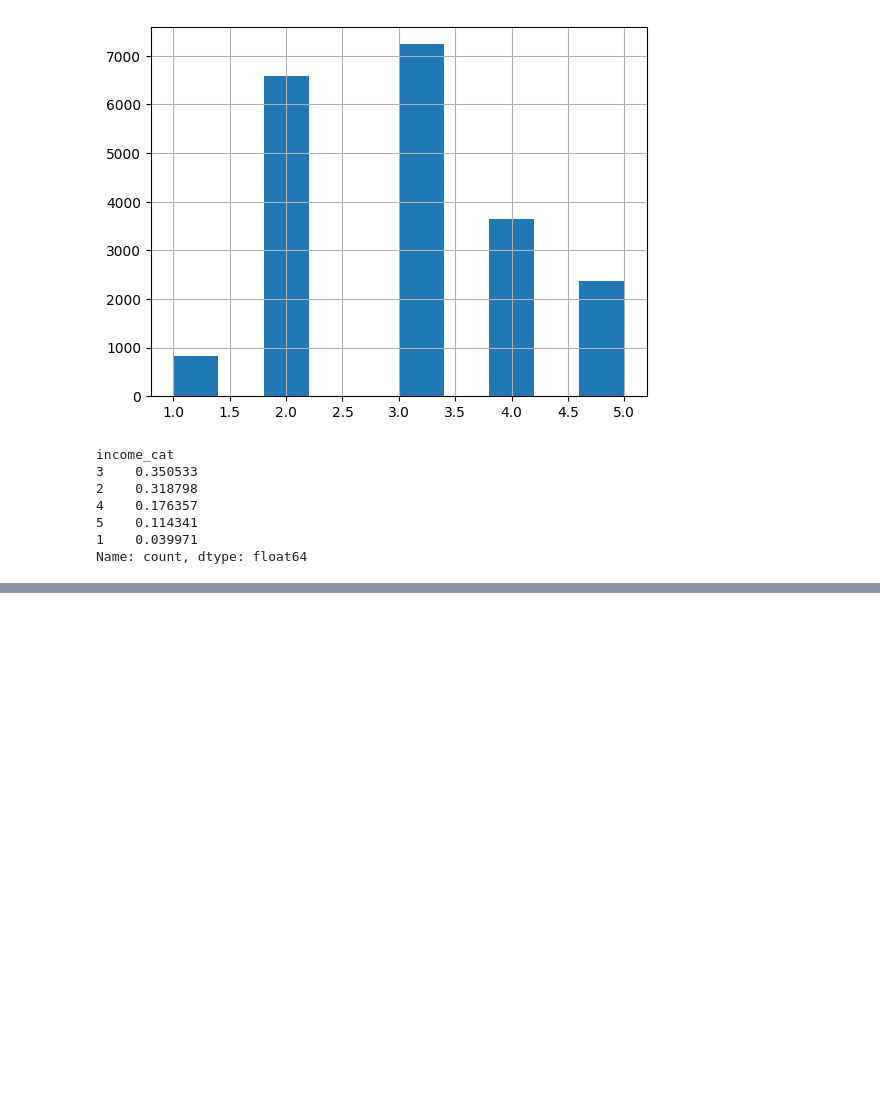
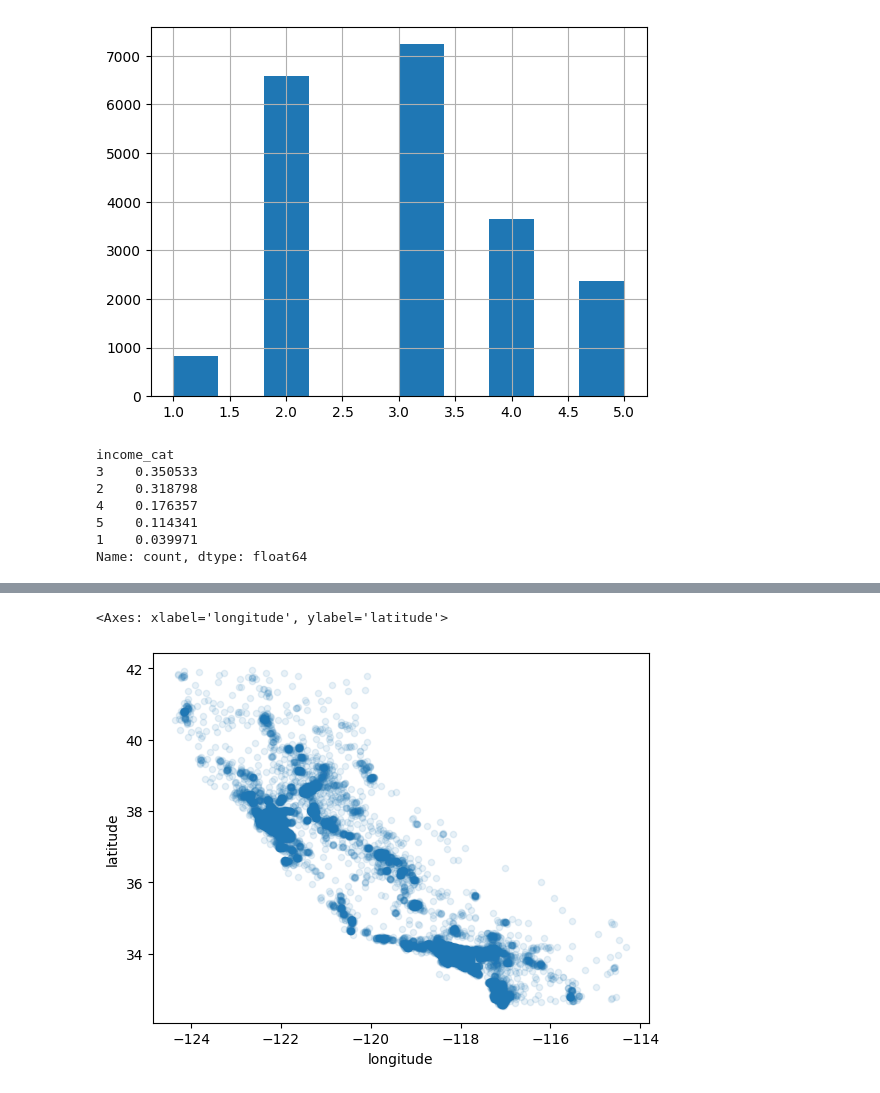
Before and after one commit to peter-njoro/Machine-Learning, a Jupyter notebook: Housing.ipynb, the cells around one changed output, grey strips where cells are left out. Cells and saved outputs as stored; diff of their text form; code cells hidden in the pictures; blank space fills up the shorter version.

```diff
--- a/Housing.ipynb
+++ b/Housing.ipynb
@@ -152,0 +159,5 @@ for set_ in (strat_train_set, strat_test_set):
+# %%
+housing.plot(kind="scatter", x="longitude", y="latitude", alpha=0.1)
+# %% [output]
+<Axes: xlabel='longitude', ylabel='latitude'>
+[figure, added]
```
Also changed, not shown: parts of 7 cells of this notebook.
